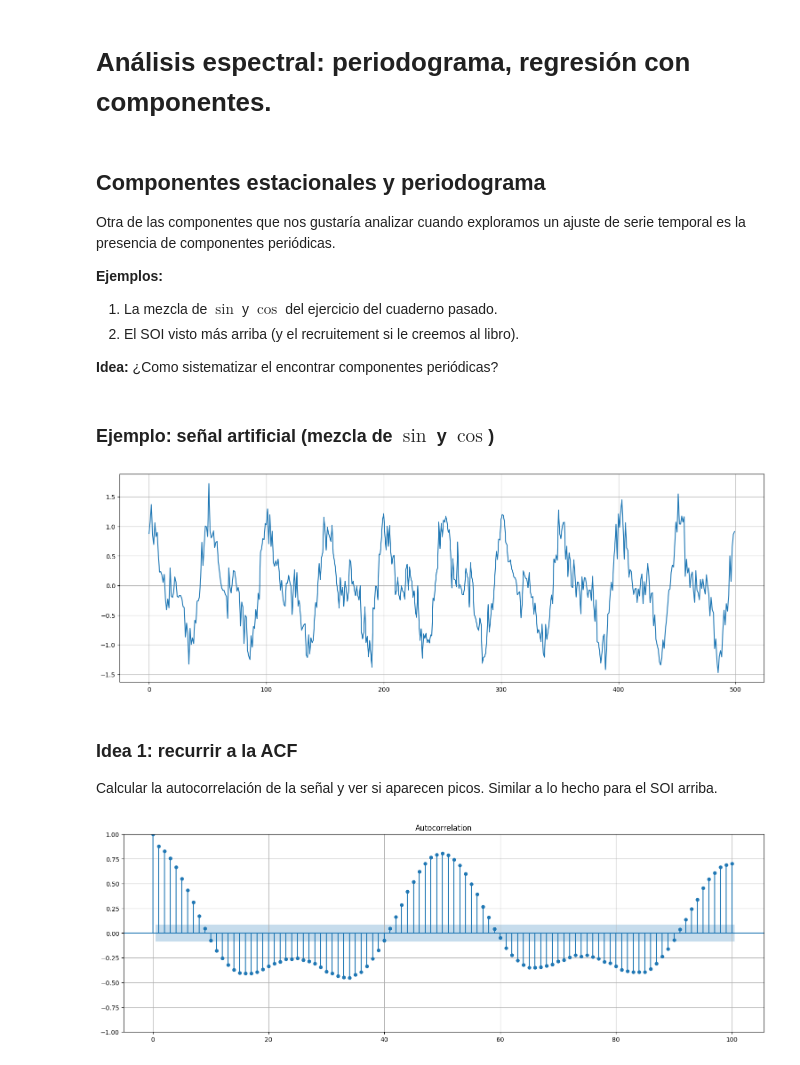
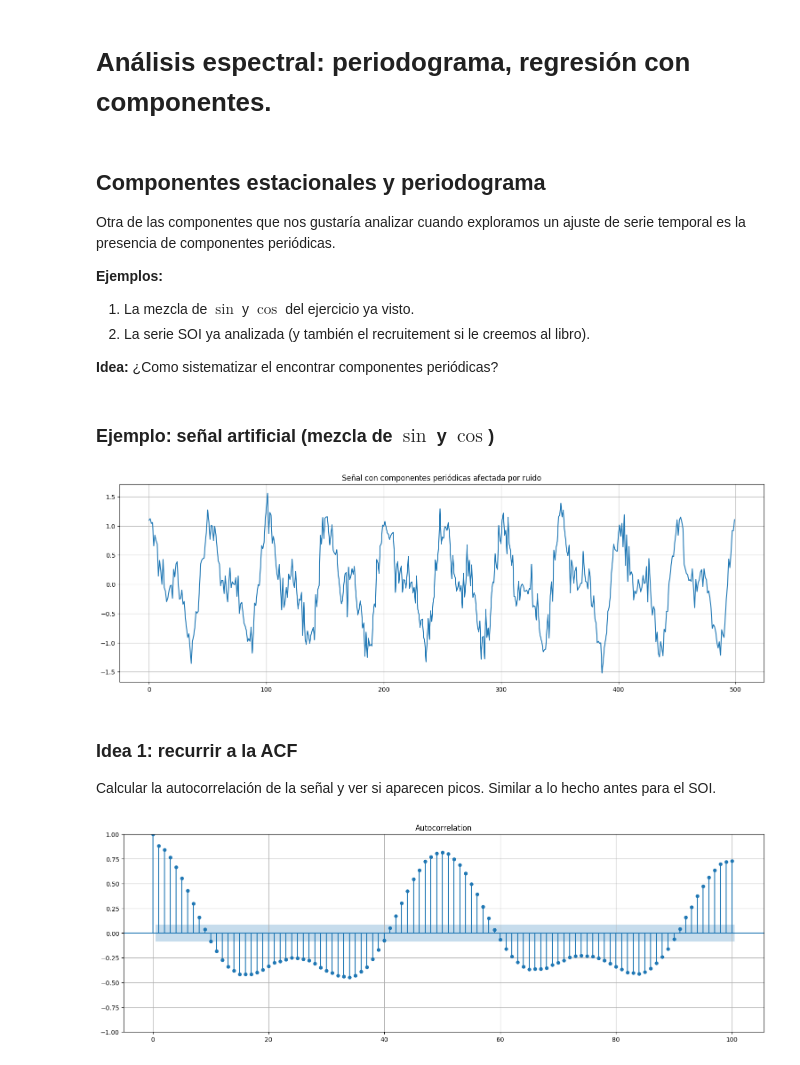
Before and after one commit to aferragu/curso_series_temporales, a Jupyter notebook: 2- Analisis exploratorio/Analisis espectral.ipynb, the cells around one changed output. Drawn from its saved outputs; the diff is of its cells as text; code cells hidden in the pictures.

```diff
--- a/2- Analisis exploratorio/Analisis espectral.ipynb
+++ b/2- Analisis exploratorio/Analisis espectral.ipynb
@@ -19,8 +19,8 @@ plt.rcParams['figure.constrained_layout.use'] = True
 Otra de las componentes que nos gustaría analizar cuando exploramos un ajuste de serie temporal es la presencia de componentes periódicas.
 
 **Ejemplos:**
- 1. La mezcla de $\sin$ y $\cos$ del ejercicio del cuaderno pasado.
- 2. El SOI visto más arriba (y el recruitement si le creemos al libro).
+ 1. La mezcla de $\sin$ y $\cos$ del ejercicio ya visto.
+ 2. La serie SOI ya analizada (y también el recruitement si le creemos al libro).
 
 **Idea:** ¿Como sistematizar el encontrar componentes periódicas?
 # %% [markdown]
@@ -28,20 +28,21 @@ Otra de las componentes que nos gustaría analizar cuando exploramos un ajuste d
 # %%
 import numpy as np
 
 t=np.arange(0,500)
 f=1/50 #frecuencia fundamental
 signal = 0.5*np.cos(2*np.pi*f*t) + 0.5*np.sin(2*np.pi*f*t) + 0.5*np.cos(2*np.pi*2*f*t)
 noise = np.random.normal(size=t.size,loc=0,scale=0.2)
 
 x = signal + noise
 
 plt.plot(t,x);
+plt.title("Señal con componentes periódicas afectada por ruido");
 # %% [output]
-[figure, old version]
+[figure, new version]
 # %% [markdown]
 ### Idea 1: recurrir a la ACF
 
-Calcular la autocorrelación de la señal y ver si aparecen picos. Similar a lo hecho para el SOI arriba.
+Calcular la autocorrelación de la señal y ver si aparecen picos. Similar a lo hecho antes para el SOI.
 # %%
 import statsmodels.api as sm
 from statsmodels.graphics.tsaplots import plot_acf
```
Also changed, not shown: parts of 22 cells of this notebook, 3 other files.
